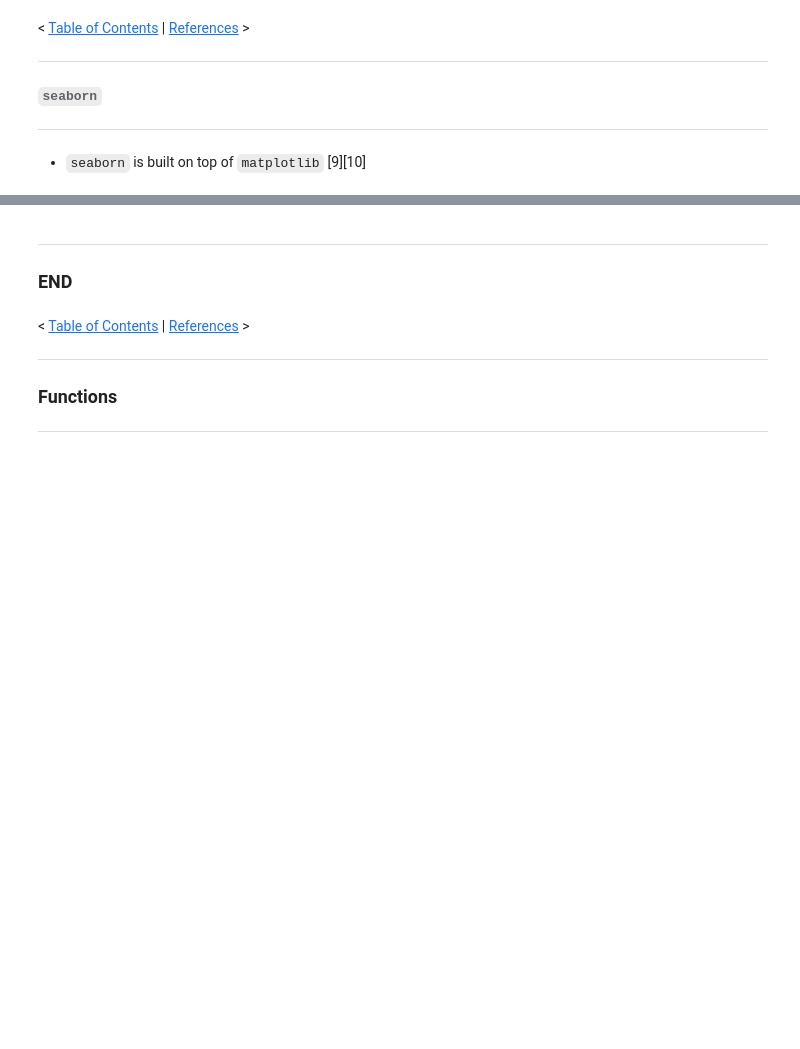
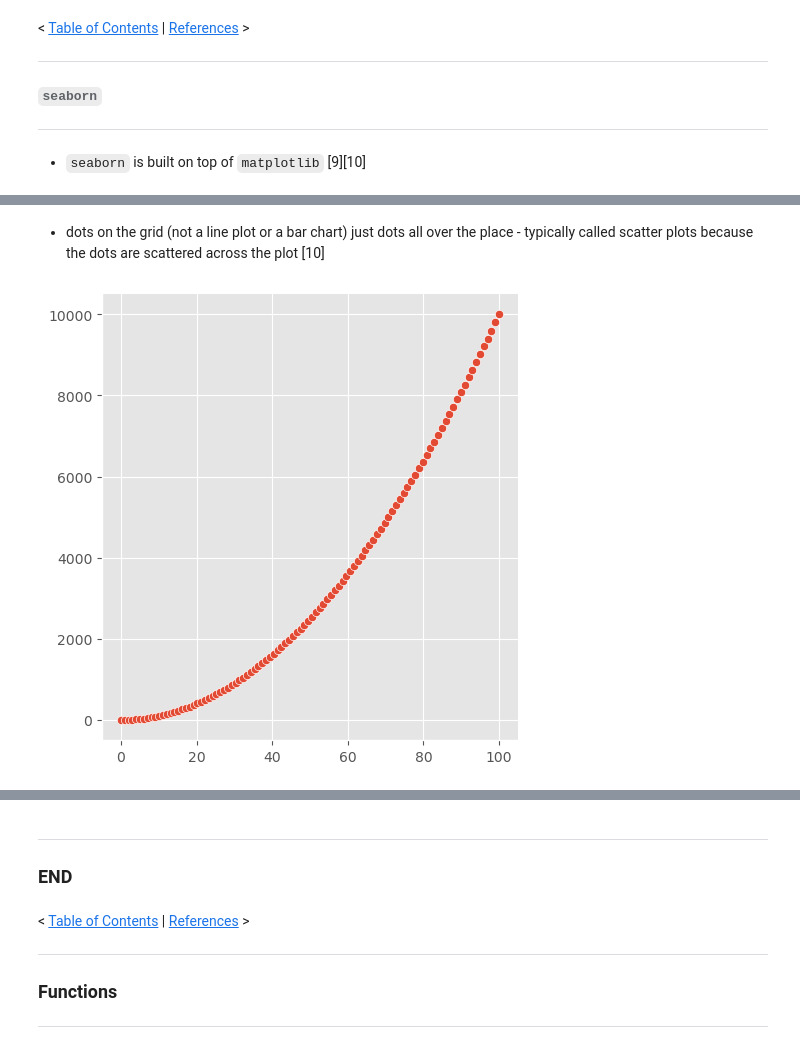
Before and after one commit to SeanOhAileasa/mls-machine-learning-statistics, a Jupyter notebook: mls-machine-learning-statistics.ipynb, the cells around one changed output, grey strips where cells are left out. Saved outputs shown, nothing was run; the diff lists cells and outputs as text; code cells hidden in the pictures; blank space fills up the shorter version.

Commit message:
update repository ./mls-machine-learning-statistics - Simulate x values using linspace and related y values following a certain relationship. Plotting using the seaborn module function relplot.

```diff
--- a/mls-machine-learning-statistics.ipynb
+++ b/mls-machine-learning-statistics.ipynb
@@ -1141,0 +1150,3 @@ sns.load_dataset(name="iris")
+# %%
+x=np.linspace(start=0.0,stop=100.0,num=100)
+y=x**2
@@ -1141,0 +1179,6 @@ sns.load_dataset(name="iris")
+# %% [markdown]
+- dots on the grid (not a line plot or a bar chart) just dots all over the place - typically called scatter plots because the dots are scattered across the plot [10]
+# %%
+sns.relplot(x=x,y=y);
+# %% [output]
+[figure, added]
```
Also changed, not shown: parts of 97 cells of this notebook.
